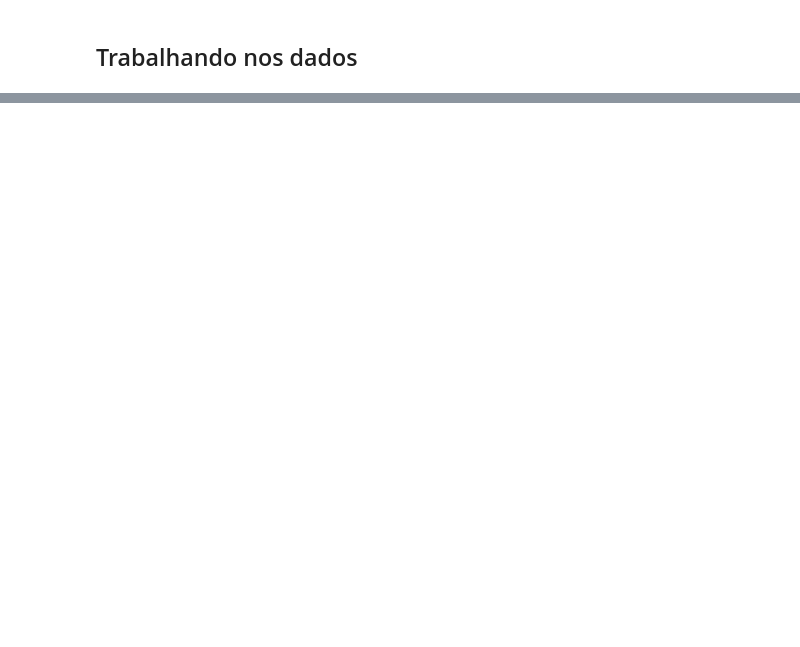
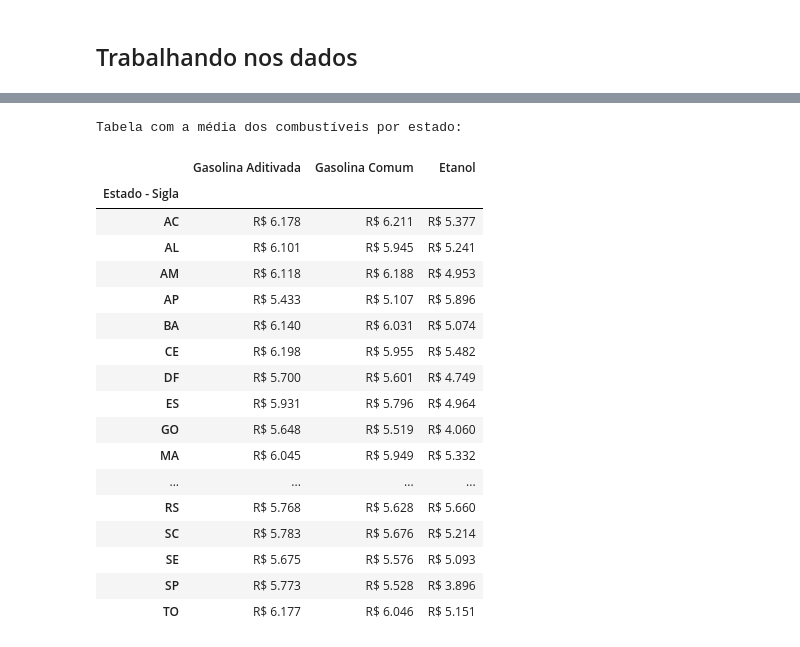
Before and after one commit to pedrorcm/Analise-Combustiveis-M4, a Jupyter notebook: main.ipynb, the cells around one changed output, grey strips where cells are left out. Saved outputs shown, nothing was run; the diff lists cells and outputs as text; code cells hidden in the pictures; blank space fills up the shorter version.

```diff
--- a/main.ipynb
+++ b/main.ipynb
@@ -203,16 +158,0 @@ display(media_combs_estados[['Valor de Venda']].mean().sort_values(by = 'Valor d
-# %%
-# Fazendo a média bimestral com a Gasolina,Gasolina Aditivada e o Etanol separados.
-media_gasolinadit_estado = dados_agrupados_estado.loc[dados_agrupados_estado['Produto'] == 'GASOLINA ADITIVADA'].groupby(dados_agrupados_estado['Estado - Sigla'])
-print('OS 5 ESTADOS COM O MAIOR PREÇO MÉDIO DE GASOLINA ADITIVADA NO BIMESTRE.')
-df_media_gasolinadt_estado = media_gasolinadit_estado[['Valor de Venda']].mean()
-display(df_media_gasolinadt_estado.sort_values(by = 'Valor de Venda',ascending = False).head())
-print('\n')
-media_gasolina_estado = dados_agrupados_estado.loc[dados_agrupados_estado['Produto'] == 'GASOLINA'].groupby(dados_agrupados_estado['Estado - Sigla'])
-print('OS 5 ESTADOS COM O MAIOR PREÇO MÉDIO DE GASOLINA COMUM NO BIMESTRE.')
-df_media_gasolina_estado = media_gasolina_estado[['Valor de Venda']].mean()
-display(df_media_gasolina_estado.sort_values(by = 'Valor de Venda',ascending = False).head())
-print('\n')
-print('OS 5 ESTADOS COM O MAIOR PREÇO MÉDIO DE ETANOL NO BIMESTRE.')
-media_etanol_estado = dados_agrupados_estado.loc[dados_agrupados_estado['Produto'] == 'ETANOL'].groupby(dados_agrupados_estado['Estado - Sigla'])
-df_media_etanol_estado = media_etanol_estado[['Valor de Venda']].mean()
-display(df_media_etanol_estado.sort_values(by = 'Valor de Venda',ascending = False).head())
@@ -276,0 +294,6 @@ maximas
+# %%
+print('OS 5 ESTADOS COM O MAIOR PREÇO MÉDIO DE ETANOL NO BIMESTRE.')
+media_etanol_estado = dados_agrupados_estado.loc[dados_agrupados_estado['Produto'] == 'ETANOL'].groupby(dados_agrupados_estado['Estado - Sigla'])
+df_media_etanol_estado = media_etanol_estado[['Valor de Venda']].mean()
+df_media_etanol_estado.columns = ['Preço Médio']
+display(df_media_etanol_estado.sort_values(by = 'Preço Médio',ascending = False).head().style.format({'Preço Médio': 'R$ {:.3f}'}))
@@ -276,0 +309,31 @@ maximas
+# %%
+# Definindo função lambda para formatar a saída do DF
+formatar = lambda x: f'R$ {x:.3f}'
+# %%
+# 4. Qual o preço médio da gasolina e do etanol por estado?
+# Fazendo a média bimestral da Gasolina,da Gasolina Aditivada e do Etanol.
+df_media_comb_estado = pd.concat([df_media_gasolinadt_estado,df_media_gasolina_estado,df_media_etanol_estado],axis = 1)
+df_media_comb_estado.columns = ['Gasolina Aditivada','Gasolina Comum','Etanol']
+print('Tabela com a média dos combustíveis por estado:\n')
+# df_media_comb_estado.style.format({['Gasolina Aditivada','Gasolina Comum','Etanol']: 'R$ {:.3f}'})
+df_media_comb_estado.applymap(formatar)
+# %% [output]
+Tabela com a média dos combustíveis por estado:
+|  | Gasolina Aditivada | Gasolina Comum | Etanol |
+| Estado - Sigla |  |  |  |
+| AC | R$ 6.178 | R$ 6.211 | R$ 5.377 |
+| AL | R$ 6.101 | R$ 5.945 | R$ 5.241 |
+| AM | R$ 6.118 | R$ 6.188 | R$ 4.953 |
+| AP | R$ 5.433 | R$ 5.107 | R$ 5.896 |
+| BA | R$ 6.140 | R$ 6.031 | R$ 5.074 |
+| CE | R$ 6.198 | R$ 5.955 | R$ 5.482 |
+| DF | R$ 5.700 | R$ 5.601 | R$ 4.749 |
+| ES | R$ 5.931 | R$ 5.796 | R$ 4.964 |
+| GO | R$ 5.648 | R$ 5.519 | R$ 4.060 |
+| MA | R$ 6.045 | R$ 5.949 | R$ 5.332 |
+| ... | ... | ... | ... |
+| RS | R$ 5.768 | R$ 5.628 | R$ 5.660 |
+| SC | R$ 5.783 | R$ 5.676 | R$ 5.214 |
+| SE | R$ 5.675 | R$ 5.576 | R$ 5.093 |
+| SP | R$ 5.773 | R$ 5.528 | R$ 3.896 |
+| TO | R$ 6.177 | R$ 6.046 | R$ 5.151 |
```
Also changed, not shown: parts of 71 cells of this notebook.
